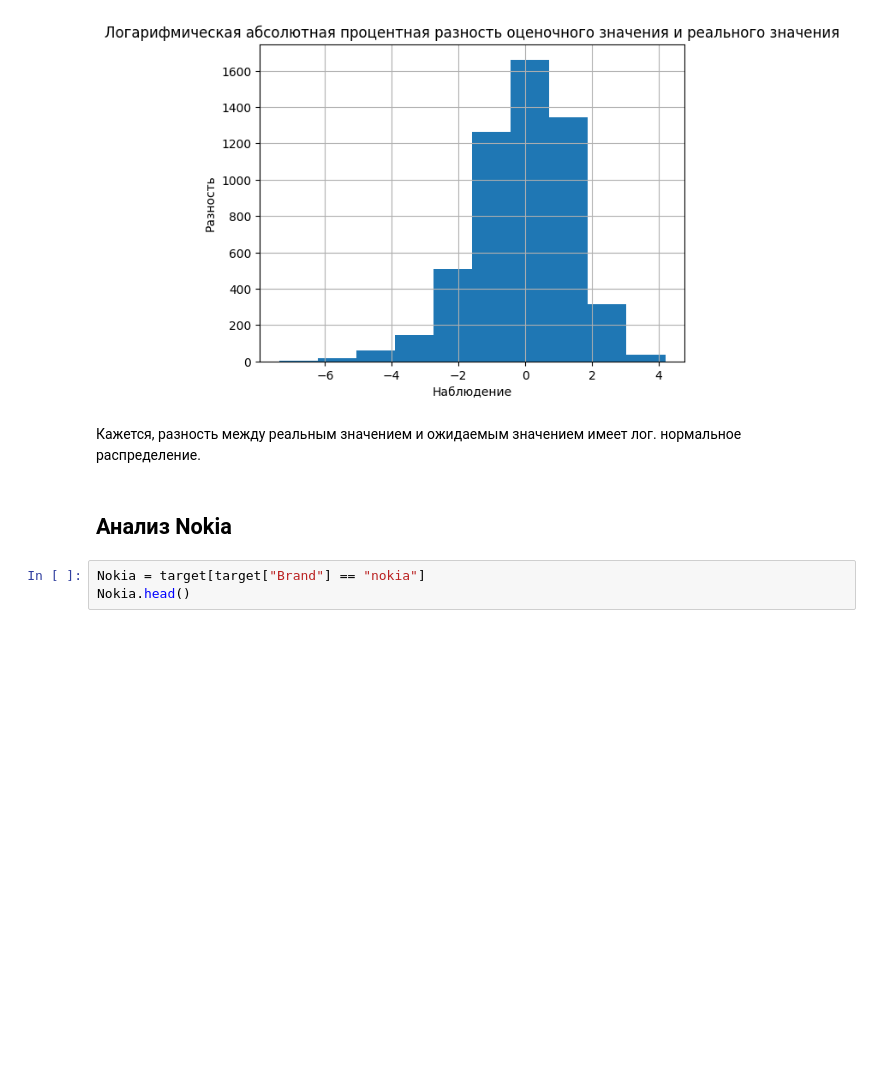
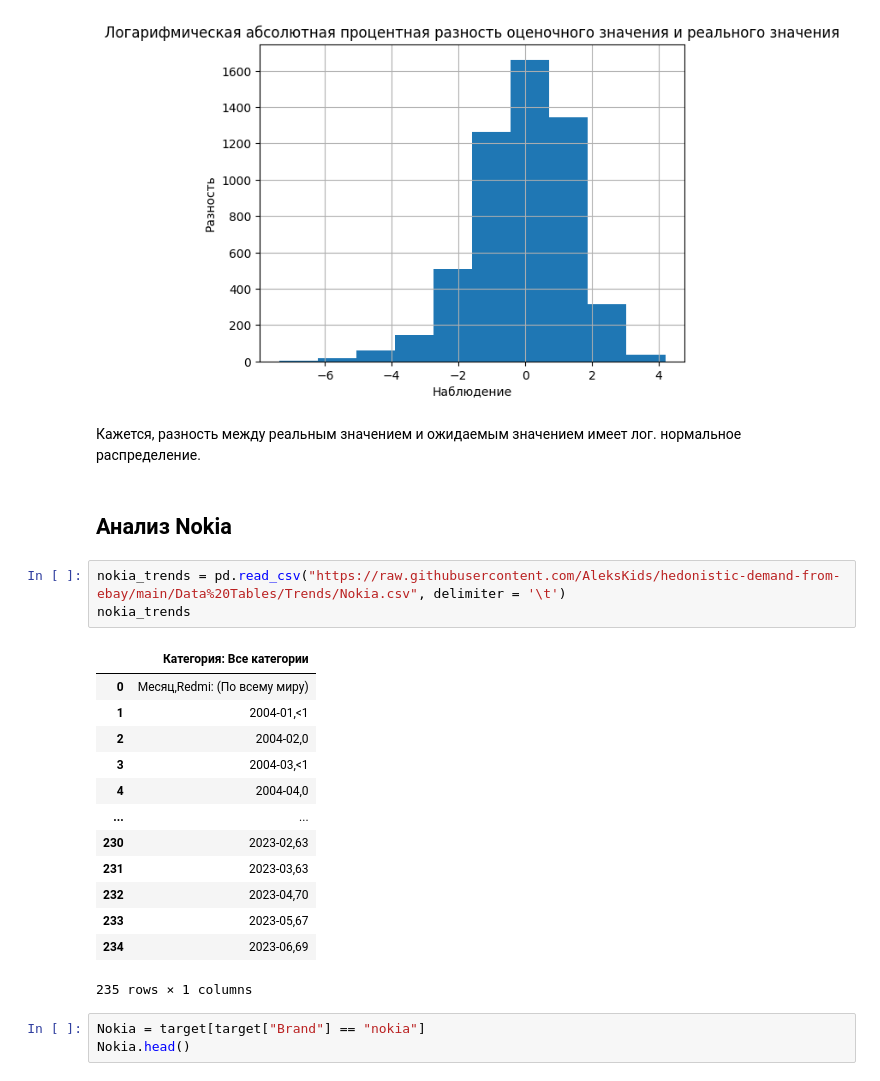
Before and after one commit to AleksKids/hedonistic-demand-from-ebay, a Jupyter notebook: ML/Using model and analyse.ipynb, the cells around one changed output. Saved outputs shown, nothing was run; the diff lists cells and outputs as text; blank space fills up the shorter version.

```diff
--- a/ML/Using model and analyse.ipynb
+++ b/ML/Using model and analyse.ipynb
@@ -90,6 +90,23 @@ plt.show()
 Кажется, разность между реальным значением и ожидаемым значением имеет лог. нормальное распределение.
 # %% [markdown]
 ## Анализ Nokia
+# %%
+nokia_trends = pd.read_csv("https://raw.githubusercontent.com/AleksKids/hedonistic-demand-from-ebay/main/Data%20Tables/Trends/Nokia.csv", delimiter = '\t')
+nokia_trends
+# %% [output]
+|  | Категория: Все категории |
+| 0 | Месяц,Redmi: (По всему миру) |
+| 1 | 2004-01,<1 |
+| 2 | 2004-02,0 |
+| 3 | 2004-03,<1 |
+| 4 | 2004-04,0 |
+| ... | ... |
+| 230 | 2023-02,63 |
+| 231 | 2023-03,63 |
+| 232 | 2023-04,70 |
+| 233 | 2023-05,67 |
+| 234 | 2023-06,69 |
+235 rows × 1 columns
 # %%
 Nokia = target[target["Brand"] == "nokia"]
 Nokia.head()
```
